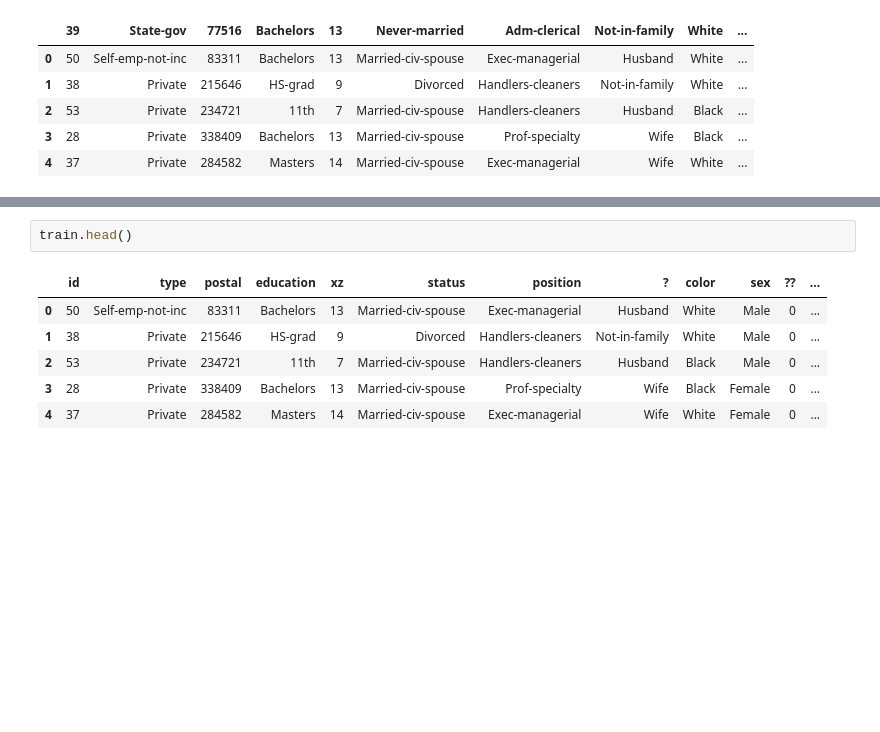
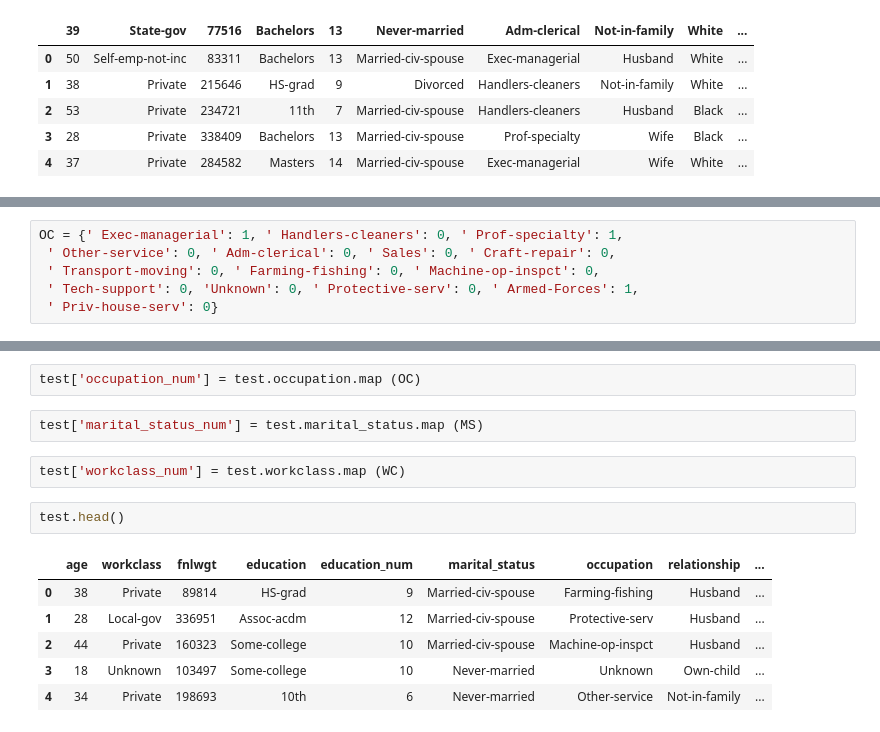
Before and after one commit to volchugin/US-census, a Jupyter notebook: Develop/2019-04-01_US-census_Data_exploration_DV.ipynb, the cells around one changed output, grey strips where cells are left out. Drawn from its saved outputs; the diff is of its cells as text; blank space fills up the shorter version.

```diff
--- a/Develop/2019-04-01_US-census_Data_exploration_DV.ipynb
+++ b/Develop/2019-04-01_US-census_Data_exploration_DV.ipynb
@@ -48,0 +169,6 @@ train.columns = ['id', 'type', 'postal', 'education', 'xz', 'status', 'position'
+# %%
+OC = {' Exec-managerial': 1, ' Handlers-cleaners': 0, ' Prof-specialty': 1,
+ ' Other-service': 0, ' Adm-clerical': 0, ' Sales': 0, ' Craft-repair': 0,
+ ' Transport-moving': 0, ' Farming-fishing': 0, ' Machine-op-inspct': 0,
+ ' Tech-support': 0, 'Unknown': 0, ' Protective-serv': 0, ' Armed-Forces': 1,
+ ' Priv-house-serv': 0}
@@ -49,9 +265,15 @@ train.columns = ['id', 'type', 'postal', 'education', 'xz', 'status', 'position'
+# %%
+test['occupation_num'] = test.occupation.map (OC)
+# %%
+test['marital_status_num'] = test.marital_status.map (MS)
+# %%
+test['workclass_num'] = test.workclass.map (WC)
 # %%
-train.head()
+test.head()
 # %% [output]
-|  | id | type | postal | education | xz | status | position | ? | color | sex | ?? | ... |
-| 0 | 50 | Self-emp-not-inc | 83311 | Bachelors | 13 | Married-civ-spouse | Exec-managerial | Husband | White | Male | 0 | ... |
-| 1 | 38 | Private | 215646 | HS-grad | 9 | Divorced | Handlers-cleaners | Not-in-family | White | Male | 0 | ... |
-| 2 | 53 | Private | 234721 | 11th | 7 | Married-civ-spouse | Handlers-cleaners | Husband | Black | Male | 0 | ... |
-| 3 | 28 | Private | 338409 | Bachelors | 13 | Married-civ-spouse | Prof-specialty | Wife | Black | Female | 0 | ... |
-| 4 | 37 | Private | 284582 | Masters | 14 | Married-civ-spouse | Exec-managerial | Wife | White | Female | 0 | ... |
+|  | age | workclass | fnlwgt | education | education_num | marital_status | occupation | relationship | ... |
+| 0 | 38 | Private | 89814 | HS-grad | 9 | Married-civ-spouse | Farming-fishing | Husband | ... |
+| 1 | 28 | Local-gov | 336951 | Assoc-acdm | 12 | Married-civ-spouse | Protective-serv | Husband | ... |
+| 2 | 44 | Private | 160323 | Some-college | 10 | Married-civ-spouse | Machine-op-inspct | Husband | ... |
+| 3 | 18 | Unknown | 103497 | Some-college | 10 | Never-married | Unknown | Own-child | ... |
+| 4 | 34 | Private | 198693 | 10th | 6 | Never-married | Other-service | Not-in-family | ... |
```
Also changed, not shown: parts of 42 cells of this notebook, 1 other file.
